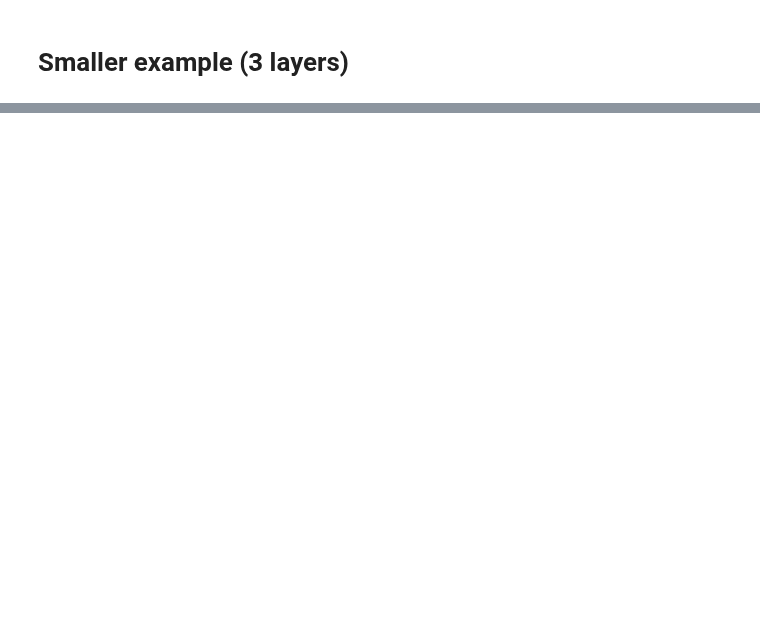
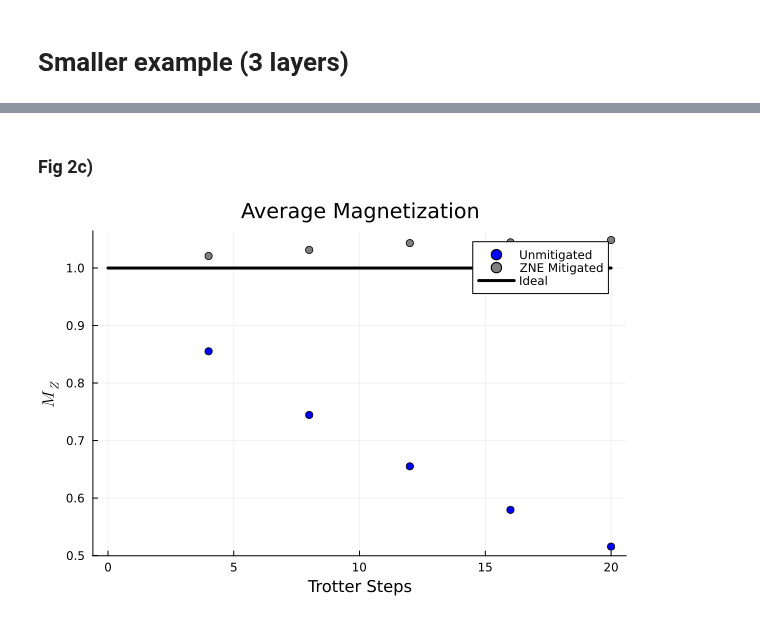
Before and after one commit to julia-guignon/pp-em, a Jupyter notebook: cdr/utility_exp_cdr_error_mitigation.ipynb, the cells around one changed output, grey strips where cells are left out. Drawn from its saved outputs; the diff is of its cells as text; code cells hidden in the pictures; blank space fills up the shorter version.

```diff
--- a/cdr/utility_exp_cdr_error_mitigation.ipynb
+++ b/cdr/utility_exp_cdr_error_mitigation.ipynb
@@ -161,0 +133,24 @@ scatter!(IBM_angles, IBM_mitigated_vals, label="IBM QC ZNE Mitigated", color="Re
+# %% [markdown]
+### Fig 2c)
+# %%
+#sigma_h = 0 here
+#fig 2c data)
+unmit_mean = [0.85518705, 0.74448575, 0.65517617, 0.57949265, 0.51562281]
+unmit_error_low = [0.00053715, 0.00061151, 0.00082803, 0.00079234, 0.00068535]
+unmit_error_high = [0.00044692, 0.00073607, 0.00089438, 0.00081071, 0.00060498]
+
+
+### ZNE mititgation results
+mit_mean = [1.02093006, 1.03148792, 1.04337926, 1.04468239, 1.04863588]
+mit_error_low = [0.00559543, 0.00629862, 0.0096018 , 0.01002338, 0.01663647]
+mit_error_high = [0.00308734, 0.01891702, 0.01161069, 0.01864672, 0.0164886]
+
+trotter_steps = [4,8,12,16,20]
+
+scatter(trotter_steps, unmit_mean, label="Unmitigated", color=:blue, lw=2, xlabel="Trotter Steps", ylabel=L"M_Z", title="Average Magnetization", legend=:topright)
+scatter!(trotter_steps, mit_mean, label="ZNE Mitigated", color="grey", linewidth=3)
+
+#true value at 1 -line
+plot!([0, 20], [1, 1], label="Ideal", color="black", linewidth=3)
+# %% [output]
+[figure, added]
```
Also changed, not shown: parts of 13 cells of this notebook, 1 other file.
